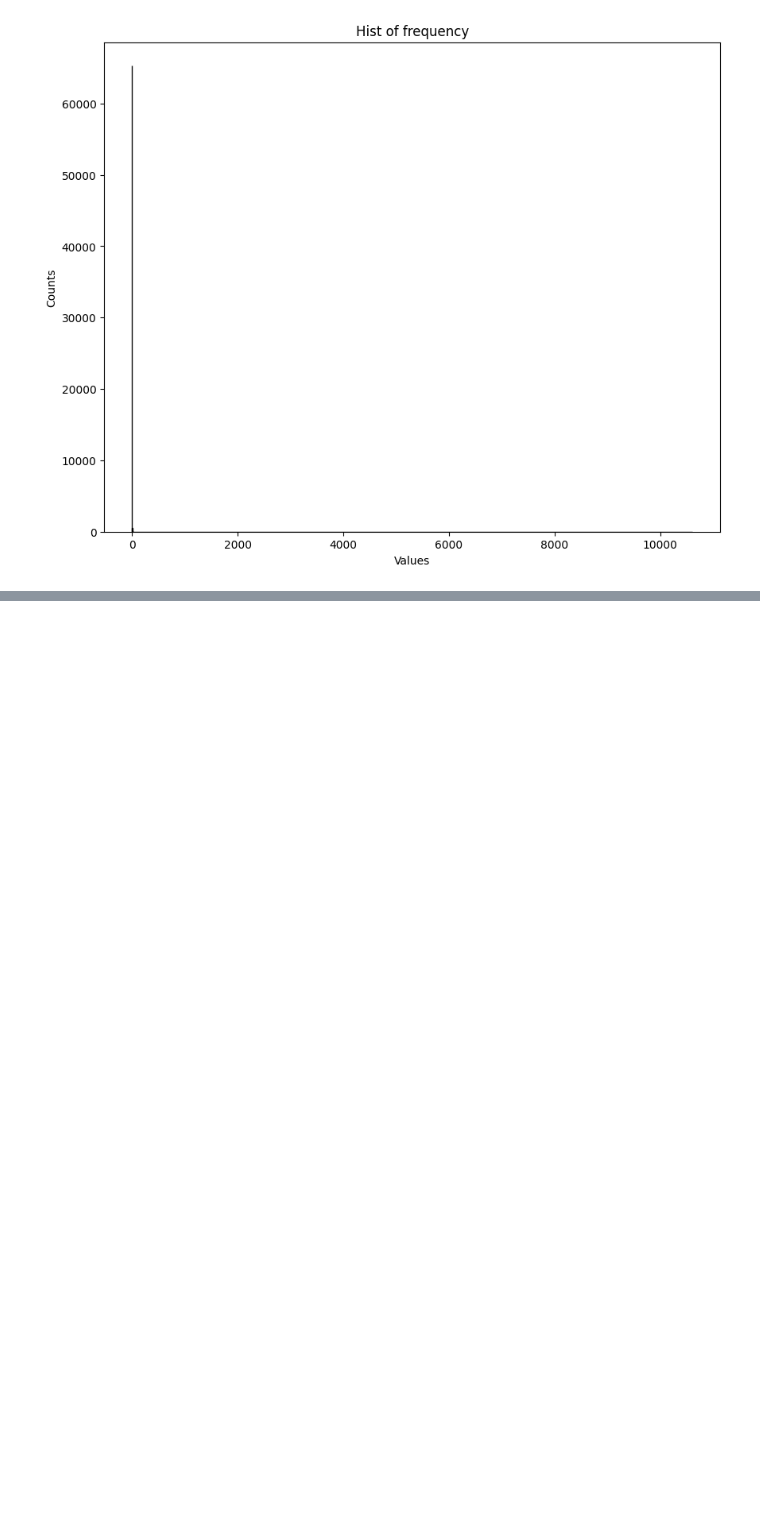
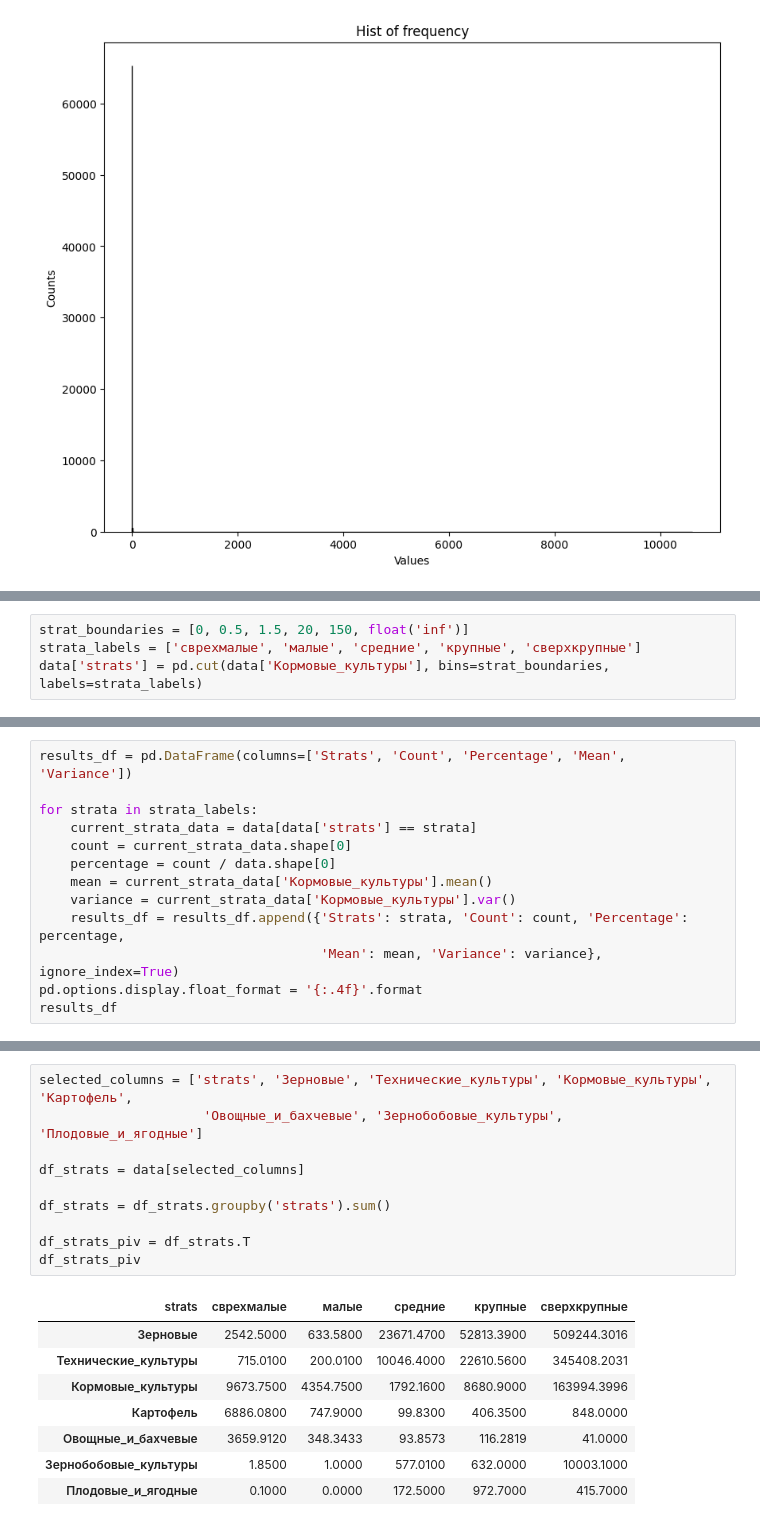
Before and after one commit to SergeyHSE/RegionAnalysis.github.io, a Jupyter notebook: RegionAnalysis.ipynb, the cells around one changed output, grey strips where cells are left out. Saved outputs shown, nothing was run; the diff lists cells and outputs as text; blank space fills up the shorter version.

```diff
--- a/RegionAnalysis.ipynb
+++ b/RegionAnalysis.ipynb
@@ -720,0 +743,4 @@ frequency_df.head(100)
+# %%
+strat_boundaries = [0, 0.5, 1.5, 20, 150, float('inf')]
+strata_labels = ['сврехмалые', 'малые', 'средние', 'крупные', 'сверхкрупные']
+data['strats'] = pd.cut(data['Кормовые_культуры'], bins=strat_boundaries, labels=strata_labels)
@@ -720,0 +756,13 @@ frequency_df.head(100)
+# %%
+results_df = pd.DataFrame(columns=['Strats', 'Count', 'Percentage', 'Mean', 'Variance'])
+
+for strata in strata_labels:
+    current_strata_data = data[data['strats'] == strata]
+    count = current_strata_data.shape[0]
+    percentage = count / data.shape[0]
+    mean = current_strata_data['Кормовые_культуры'].mean()
+    variance = current_strata_data['Кормовые_культуры'].var()
+    results_df = results_df.append({'Strats': strata, 'Count': count, 'Percentage': percentage,
+                                    'Mean': mean, 'Variance': variance}, ignore_index=True)
+pd.options.display.float_format = '{:.4f}'.format
+results_df
@@ -720,0 +790,19 @@ frequency_df.head(100)
+# %%
+selected_columns = ['strats', 'Зерновые', 'Технические_культуры', 'Кормовые_культуры', 'Картофель',
+                     'Овощные_и_бахчевые', 'Зернобобовые_культуры', 'Плодовые_и_ягодные']
+
+df_strats = data[selected_columns]
+
+df_strats = df_strats.groupby('strats').sum()
+
+df_strats_piv = df_strats.T
+df_strats_piv
+# %% [output]
+| strats | сврехмалые | малые | средние | крупные | сверхкрупные |
+| Зерновые | 2542.5000 | 633.5800 | 23671.4700 | 52813.3900 | 509244.3016 |
+| Технические_культуры | 715.0100 | 200.0100 | 10046.4000 | 22610.5600 | 345408.2031 |
+| Кормовые_культуры | 9673.7500 | 4354.7500 | 1792.1600 | 8680.9000 | 163994.3996 |
+| Картофель | 6886.0800 | 747.9000 | 99.8300 | 406.3500 | 848.0000 |
+| Овощные_и_бахчевые | 3659.9120 | 348.3433 | 93.8573 | 116.2819 | 41.0000 |
+| Зернобобовые_культуры | 1.8500 | 1.0000 | 577.0100 | 632.0000 | 10003.1000 |
+| Плодовые_и_ягодные | 0.1000 | 0.0000 | 172.5000 | 972.7000 | 415.7000 |
```
Also changed, not shown: parts of 11 cells of this notebook.
